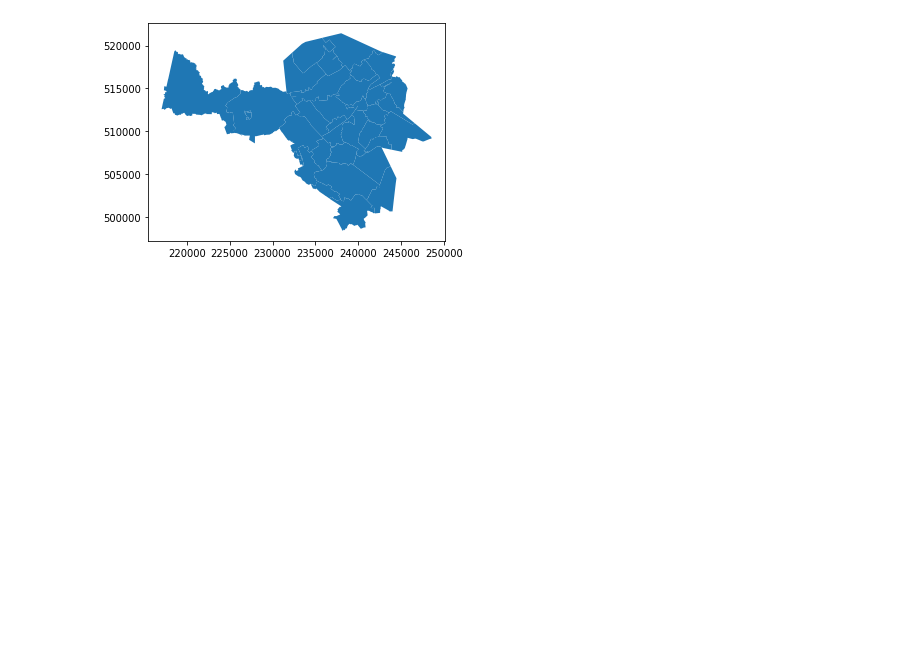
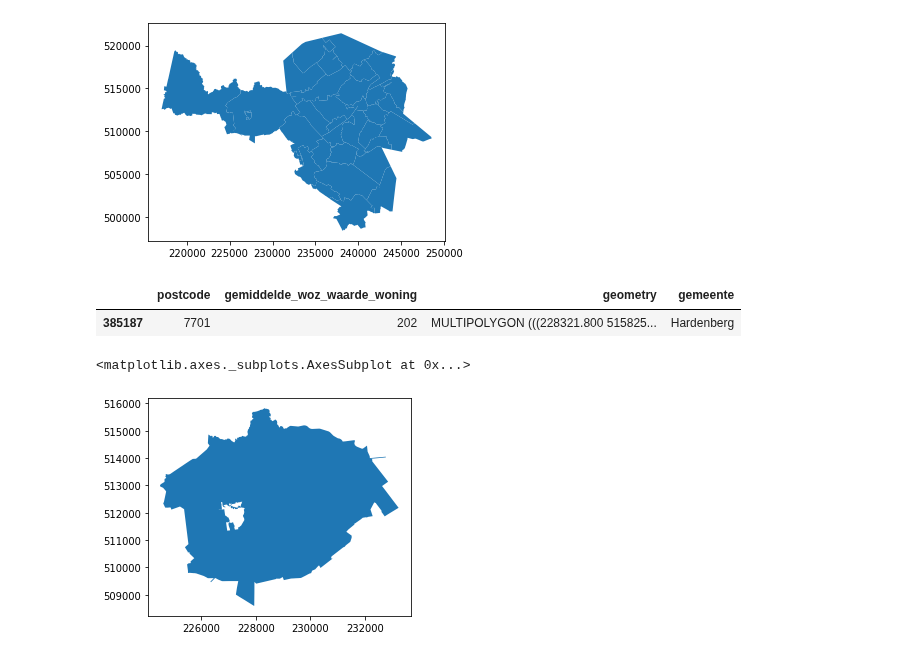
Before and after one commit to BramblePie/FlaskReact, a Jupyter notebook: flask-backend/Huisprijzen.ipynb, the cells around one changed output. Drawn from its saved outputs; the diff is of its cells as text; code cells hidden in the pictures; blank space fills up the shorter version.

```diff
--- a/flask-backend/Huisprijzen.ipynb
+++ b/flask-backend/Huisprijzen.ipynb
@@ -12,3 +9,7 @@ gemeenteinput = 'Hardenberg'
+# %%
+#input voor de query onder aan de notebook
+postcodeinput = 7701
+gemeenteinput = 'Hardenberg'
 # %%
 data = gpd.read_file('data/woz2017.gpkg')
 # %%
@@ -105,3 +114,15 @@ gemdata.plot()
 # %% [output]
 <matplotlib.axes._subplots.AxesSubplot at 0x...>
 [figure]
+# %%
+gemdata2 = ok.loc[ok['postcode'] == postcodeinput]
+# %%
+gemdata2
+# %% [output]
+|  | postcode | gemiddelde_woz_waarde_woning | geometry | gemeente |
+| 385187 | 7701 | 202 | MULTIPOLYGON (((228321.800 515825... | Hardenberg |
+# %%
+gemdata2.plot()
+# %% [output]
+<matplotlib.axes._subplots.AxesSubplot at 0x...>
+[figure, added]
```
Also changed, not shown: parts of 3 cells of this notebook.
